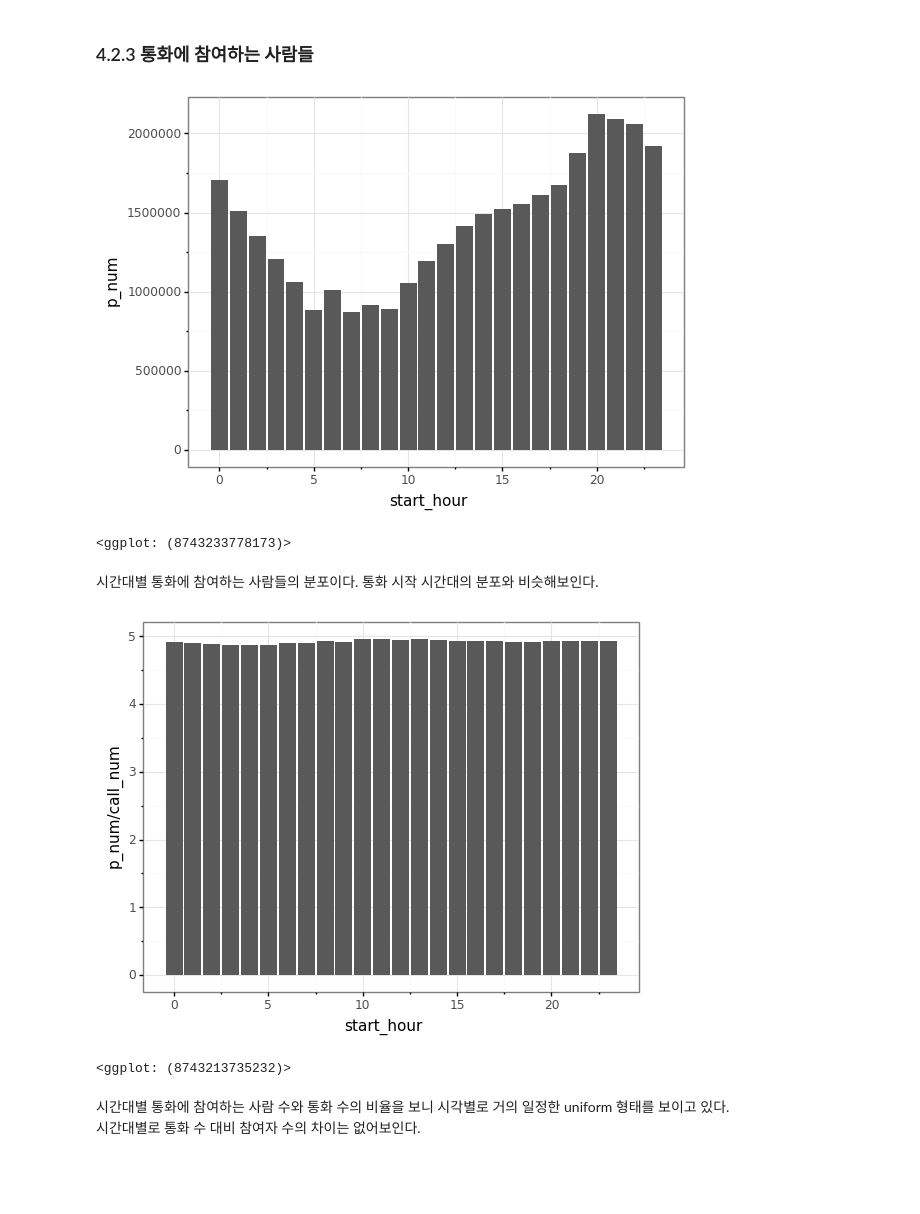
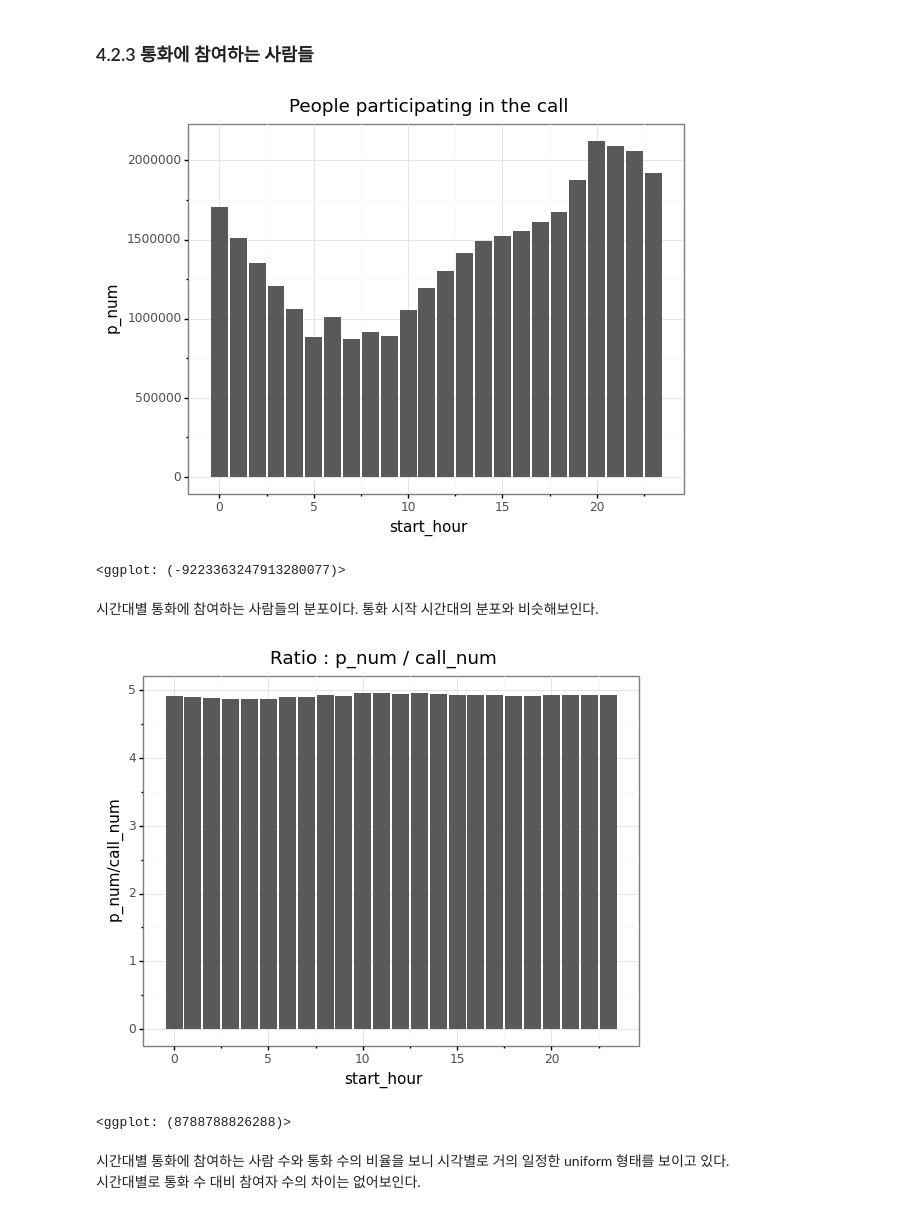
Before and after one commit to koojaekwan/jaekwan-s-python, a Jupyter notebook: jaekwankoo.ipynb, the cells around one changed output. Drawn from its saved outputs; the diff is of its cells as text; code cells hidden in the pictures; blank space fills up the shorter version.

```diff
--- a/jaekwankoo.ipynb
+++ b/jaekwankoo.ipynb
@@ -739,19 +740,21 @@ ggtitle("Call end time with bar chart")
 # %%
 ggplot(data.loc[:,["start_hour","p_num","call_num"]].groupby('start_hour').sum().reset_index()) +\
 geom_bar(aes(x = "start_hour", y = "p_num"), stat = "identity") +\
-theme_bw()
+theme_bw() +\
+ggtitle("People participating in the call")
 # %% [output]
-[figure, old version]
+[figure, new version]
-<ggplot: (8743233778173)>
+<ggplot: (-9223363247913280077)>
 # %% [markdown]
 시간대별 통화에 참여하는 사람들의 분포이다. 통화 시작 시간대의 분포와 비슷해보인다.
 # %%
 ggplot(data.loc[:,["start_hour","p_num","call_num"]].groupby('start_hour').sum().reset_index()) +\
 geom_bar(aes(x = "start_hour", y = "p_num/call_num"), stat = "identity") +\
-theme_bw()
+theme_bw() +\
+ggtitle("Ratio : p_num / call_num")
 # %% [output]
-[figure, old version]
+[figure, new version]
-<ggplot: (8743213735232)>
+<ggplot: (8788788826288)>
 # %% [markdown]
 시간대별 통화에 참여하는 사람 수와 통화 수의 비율을 보니 시각별로 거의 일정한 uniform 형태를 보이고 있다.
 시간대별로 통화 수 대비 참여자 수의 차이는 없어보인다.
```
Also changed, not shown: parts of 29 cells of this notebook.
